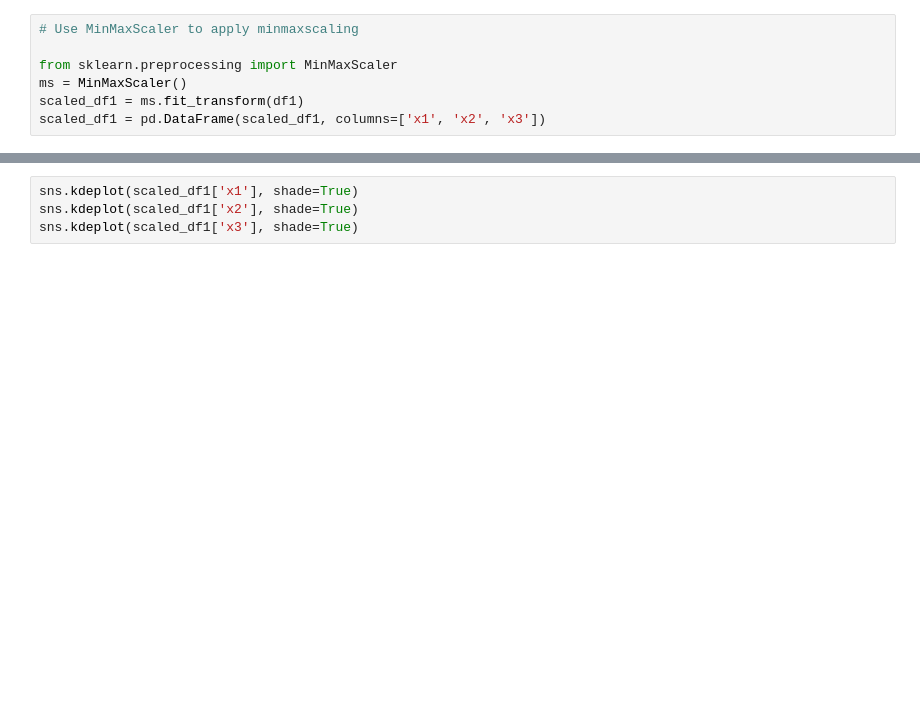
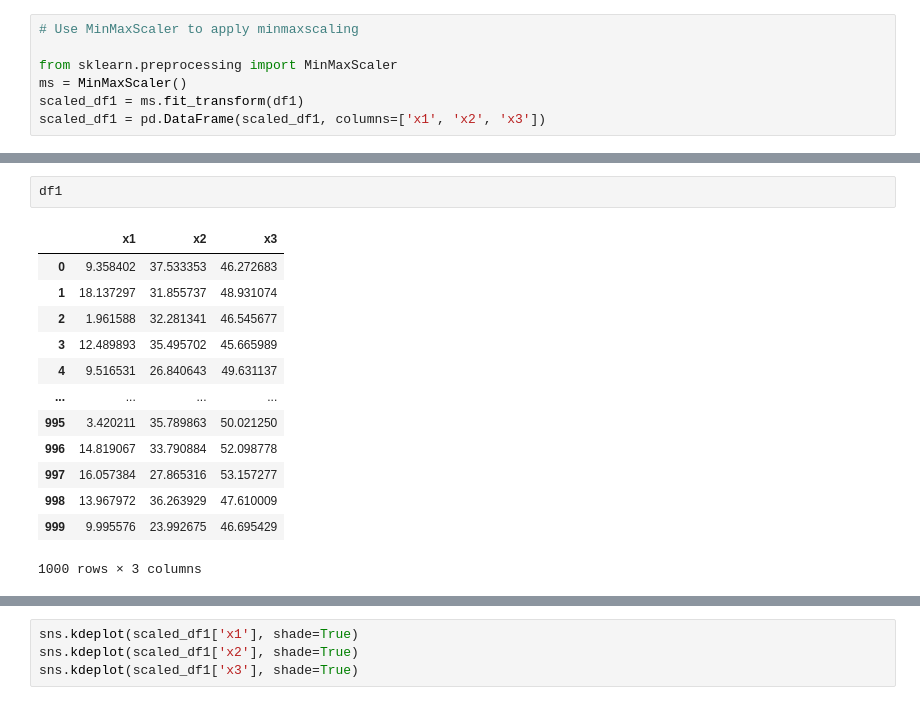
Before and after one commit to Jekso/Singularity-Data-Science, a Jupyter notebook: 09-Data preprocessing/code/2. Feature Transformation/7-Feature Scaling.ipynb, the cells around one changed output, grey strips where cells are left out. Drawn from its saved outputs; the diff is of its cells as text; blank space fills up the shorter version.

```diff
--- a/09-Data preprocessing/code/2. Feature Transformation/7-Feature Scaling.ipynb
+++ b/09-Data preprocessing/code/2. Feature Transformation/7-Feature Scaling.ipynb
@@ -136,3 +164,19 @@ scaled_df1 = pd.DataFrame(scaled_df1, columns=['x1', 'x2', 'x3'])
+# %%
+df1
+# %% [output]
+|  | x1 | x2 | x3 |
+| 0 | 9.358402 | 37.533353 | 46.272683 |
+| 1 | 18.137297 | 31.855737 | 48.931074 |
+| 2 | 1.961588 | 32.281341 | 46.545677 |
+| 3 | 12.489893 | 35.495702 | 45.665989 |
+| 4 | 9.516531 | 26.840643 | 49.631137 |
+| ... | ... | ... | ... |
+| 995 | 3.420211 | 35.789863 | 50.021250 |
+| 996 | 14.819067 | 33.790884 | 52.098778 |
+| 997 | 16.057384 | 27.865316 | 53.157277 |
+| 998 | 13.967972 | 36.263929 | 47.610009 |
+| 999 | 9.995576 | 23.992675 | 46.695429 |
+1000 rows × 3 columns
 # %%
 sns.kdeplot(df1['x1'], shade=True)
 sns.kdeplot(df1['x2'], shade=True)
```
Also changed, not shown: parts of 15 cells of this notebook, 38 other files.
